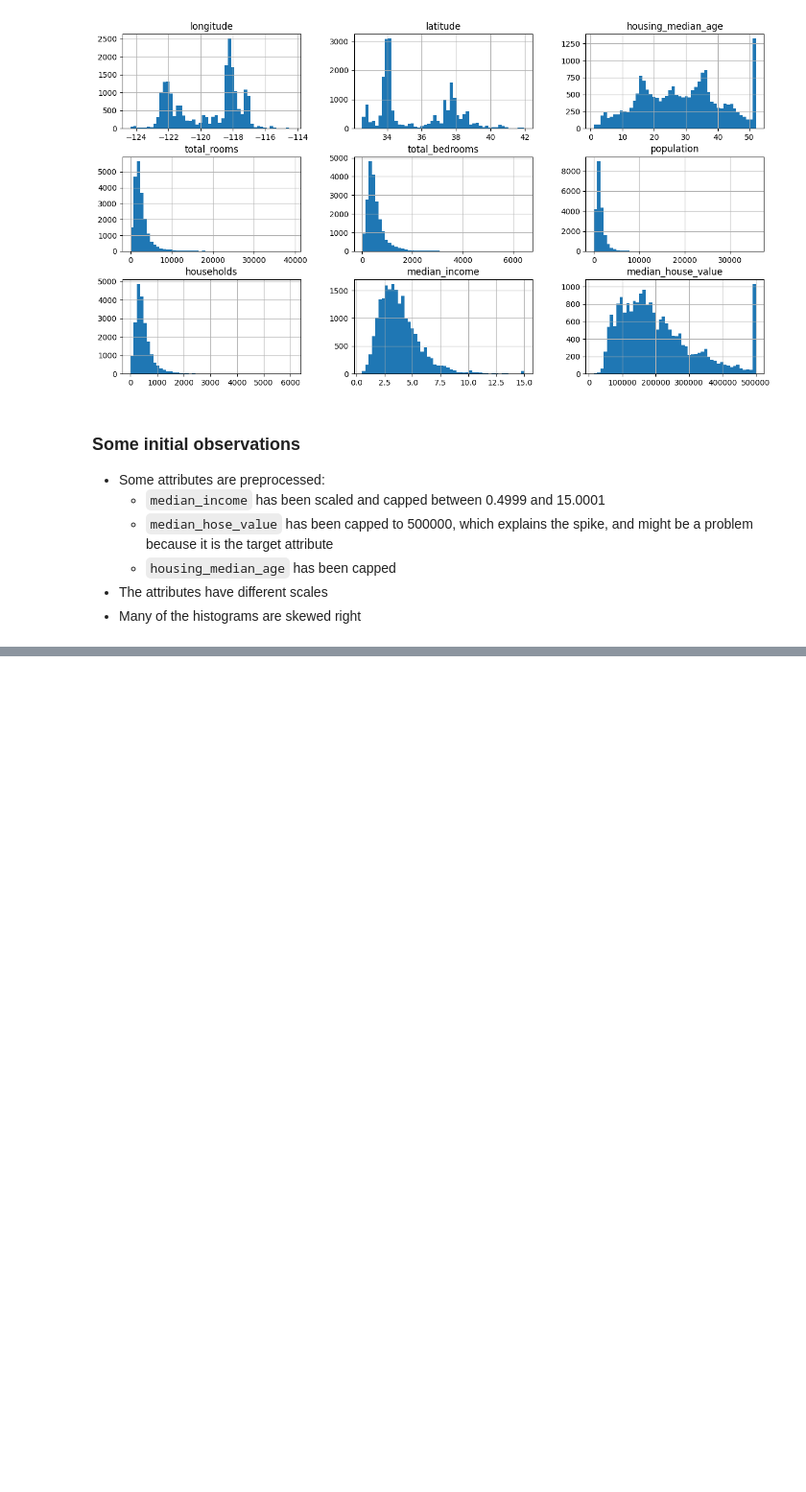
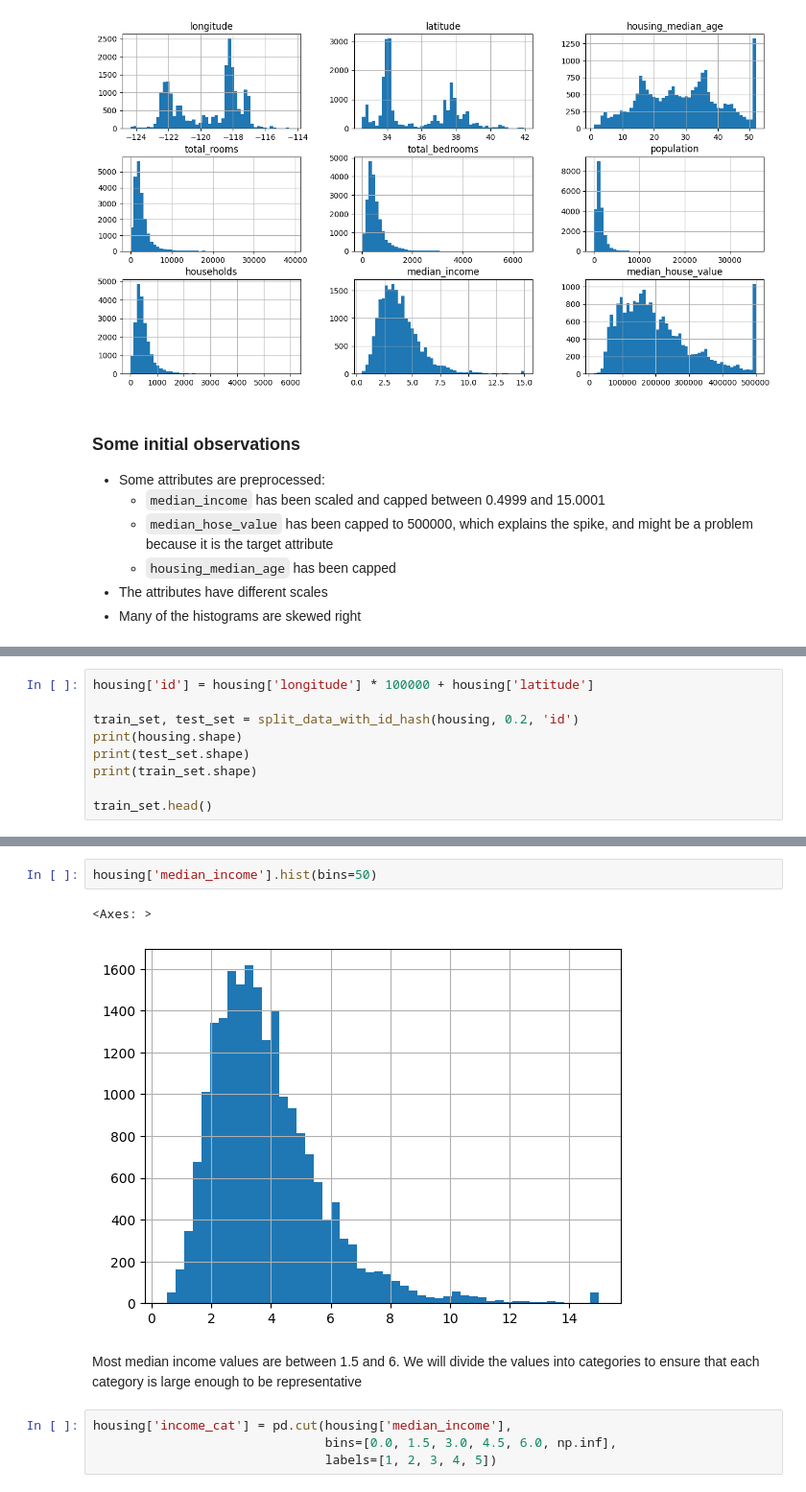
Before and after one commit to artilugio0/ml-house-pricing-linear-regression, a Jupyter notebook: house pricing.ipynb, the cells around one changed output, grey strips where cells are left out. Shown: that part at 96% size. Cells and saved outputs as stored; diff of their text form; blank space fills up the shorter version.

Commit message:
add train test split

```diff
--- a/house pricing.ipynb
+++ b/house pricing.ipynb
@@ -105,0 +187,9 @@ array([[<Axes: title={'center': 'longitude'}>,
+# %%
+housing['id'] = housing['longitude'] * 100000 + housing['latitude']
+
+train_set, test_set = split_data_with_id_hash(housing, 0.2, 'id')
+print(housing.shape)
+print(test_set.shape)
+print(train_set.shape)
+
+train_set.head()
@@ -105,0 +216,11 @@ array([[<Axes: title={'center': 'longitude'}>,
+# %%
+housing['median_income'].hist(bins=50)
+# %% [output]
+<Axes: >
+[figure, added]
+# %% [markdown]
+Most median income values are between 1.5 and 6. We will divide the values into categories to ensure that each category is large enough to be representative
+# %%
+housing['income_cat'] = pd.cut(housing['median_income'],
+                               bins=[0.0, 1.5, 3.0, 4.5, 6.0, np.inf],
+                               labels=[1, 2, 3, 4, 5])
```
Also changed, not shown: parts of 23 cells of this notebook, 1 other file.
